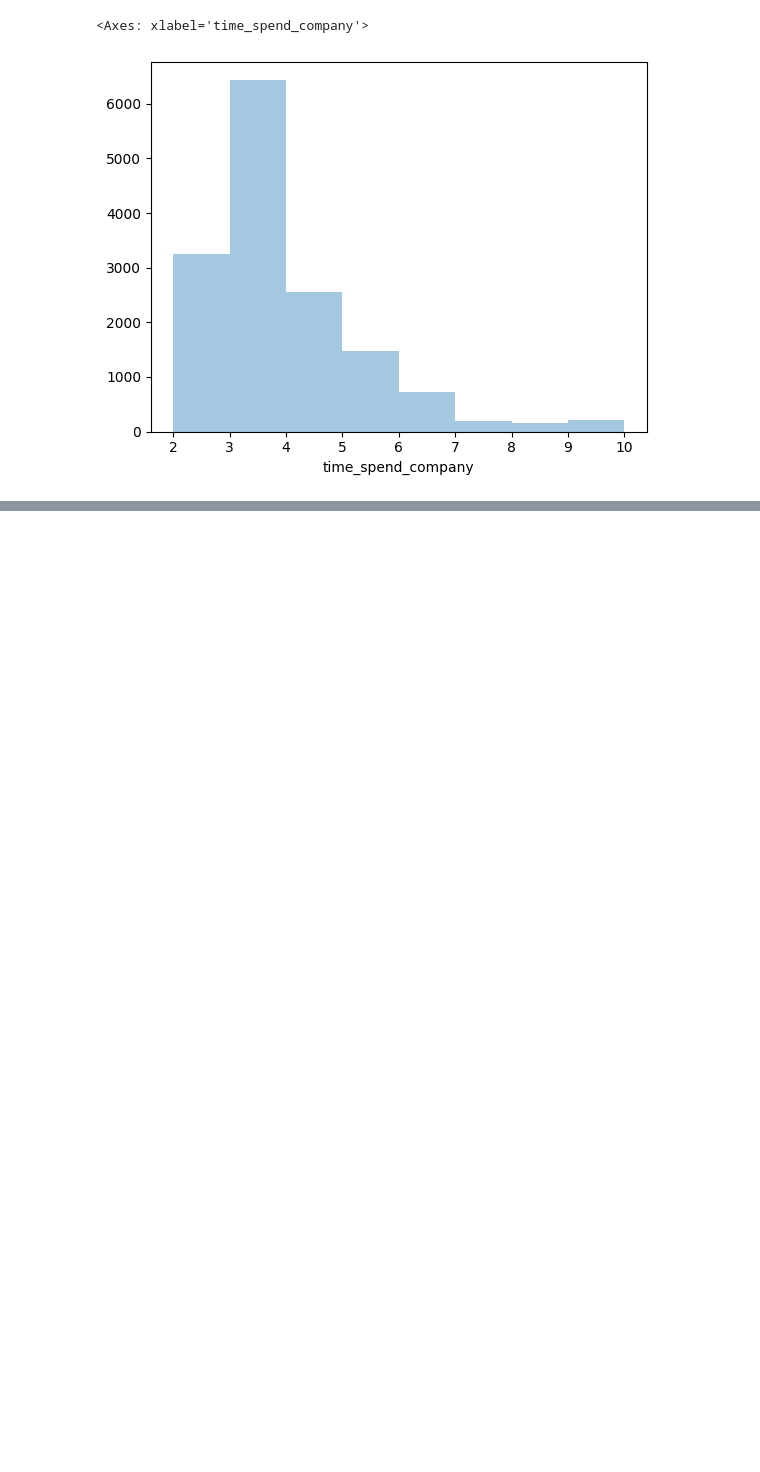
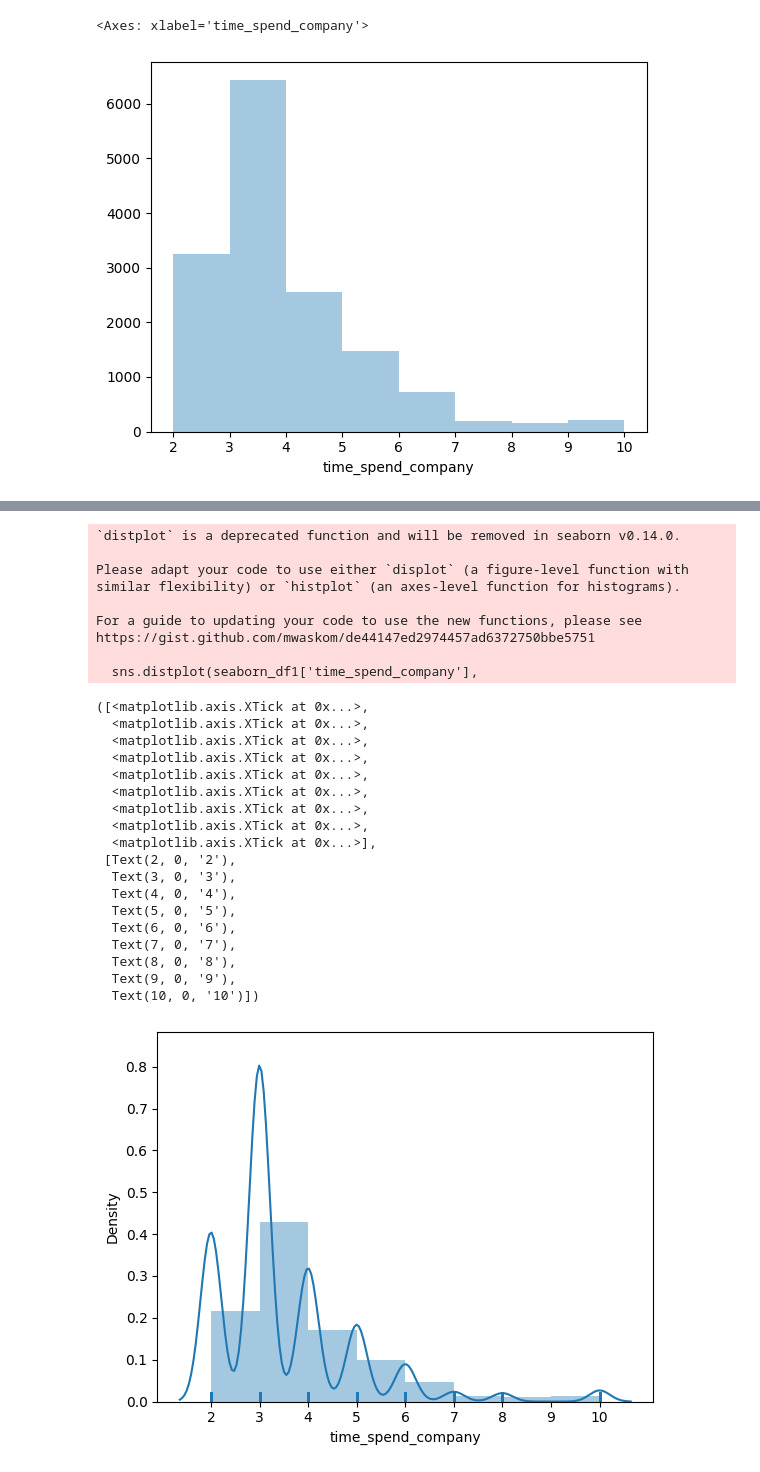
Before and after one commit to sonambharti/Machine-Learning, a Jupyter notebook: Seaborn/1_SeabornIntro.ipynb, the cells around one changed output, grey strips where cells are left out. Drawn from its saved outputs; the diff is of its cells as text; code cells hidden in the pictures; blank space fills up the shorter version.

```diff
--- a/Seaborn/1_SeabornIntro.ipynb
+++ b/Seaborn/1_SeabornIntro.ipynb
@@ -211,0 +228,34 @@ https://gist.github.com/mwaskom/de44147ed2974457ad6372750bbe5751
+# %%
+sns.distplot(seaborn_df1['time_spend_company'],
+             bins=bins,
+             rug=True)                             # shows more specific data
+plt.xticks(bins)
+# %% [output]
+`distplot` is a deprecated function and will be removed in seaborn v0.14.0.
+
+Please adapt your code to use either `displot` (a figure-level function with
+similar flexibility) or `histplot` (an axes-level function for histograms).
+
+For a guide to updating your code to use the new functions, please see
+https://gist.github.com/mwaskom/de44147ed2974457ad6372750bbe5751
+
+  sns.distplot(seaborn_df1['time_spend_company'],
+([<matplotlib.axis.XTick at 0x...>,
+  <matplotlib.axis.XTick at 0x...>,
+  <matplotlib.axis.XTick at 0x...>,
+  <matplotlib.axis.XTick at 0x...>,
+  <matplotlib.axis.XTick at 0x...>,
+  <matplotlib.axis.XTick at 0x...>,
+  <matplotlib.axis.XTick at 0x...>,
+  <matplotlib.axis.XTick at 0x...>,
+  <matplotlib.axis.XTick at 0x...>],
+ [Text(2, 0, '2'),
+  Text(3, 0, '3'),
+  Text(4, 0, '4'),
+  Text(5, 0, '5'),
+  Text(6, 0, '6'),
+  Text(7, 0, '7'),
+  Text(8, 0, '8'),
+  Text(9, 0, '9'),
+  Text(10, 0, '10')])
+[figure, added]
```
Also changed, not shown: parts of 2 cells of this notebook, 2 other files.
